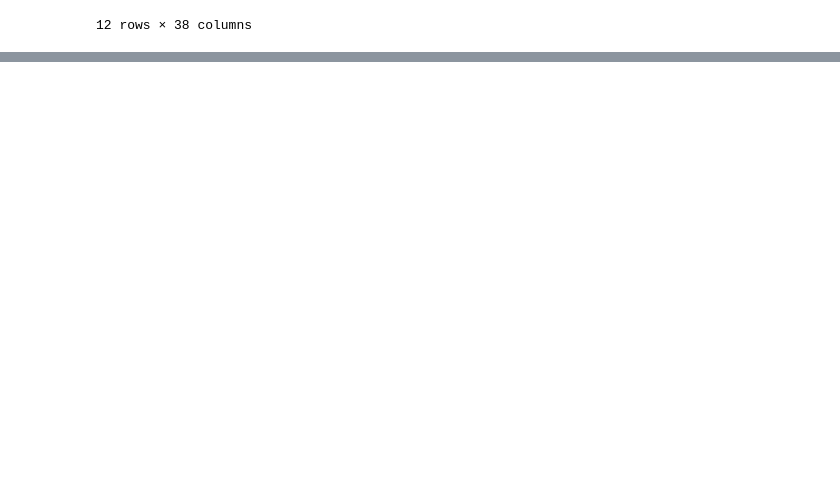
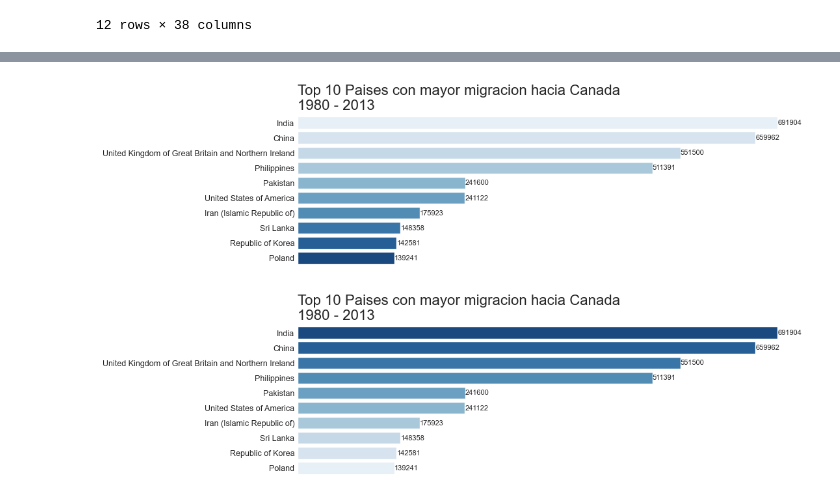
Before and after one commit to WMRioga/Alura---DataScience, a Jupyter notebook: Visualization/Visualization.ipynb, the cells around one changed output, grey strips where cells are left out. Cells and saved outputs as stored; diff of their text form; code cells hidden in the pictures; blank space fills up the shorter version.

```diff
--- a/Visualization/Visualization.ipynb
+++ b/Visualization/Visualization.ipynb
@@ -463,0 +504,23 @@ plt.show()
+# %%
+def generar_grafico(palette):
+    fig, ax = plt.subplots(figsize=(10, 3))
+
+    ax.set_frame_on(False)
+    ax.xaxis.set_visible(False)
+    ax.tick_params(axis='both', which='major', labelsize=9, length=0)
+
+    ax = sns.barplot(data=top_10, x='Total', y=top_10.index, hue=top_10.index, orient='h', palette=palette, legend=False)     #legend=False
+    ax.set_title('Top 10 Paises con mayor migracion hacia Canada\n1980 - 2013', loc='left', fontsize=16)
+    ax.set_xlabel('Inmigrantes')
+    ax.set_ylabel('')
+
+    for i, j in enumerate(top_10['Total']):
+        ax.text(j+20, i, str(j), ha='left', va='center', fontsize=8)
+
+    plt.show()
+# %%
+generar_grafico('Blues')        ## Un solo color se usan para variables numericas, de menos a mas, en este caso como cada pais es diferente se usa una paleta de colores
+generar_grafico('Blues_r')      ## _r es para invertir la paleta
+# %% [output]
+[figure, added]
+[figure, added]
```
Also changed, not shown: parts of 37 cells of this notebook, 4 other files.
